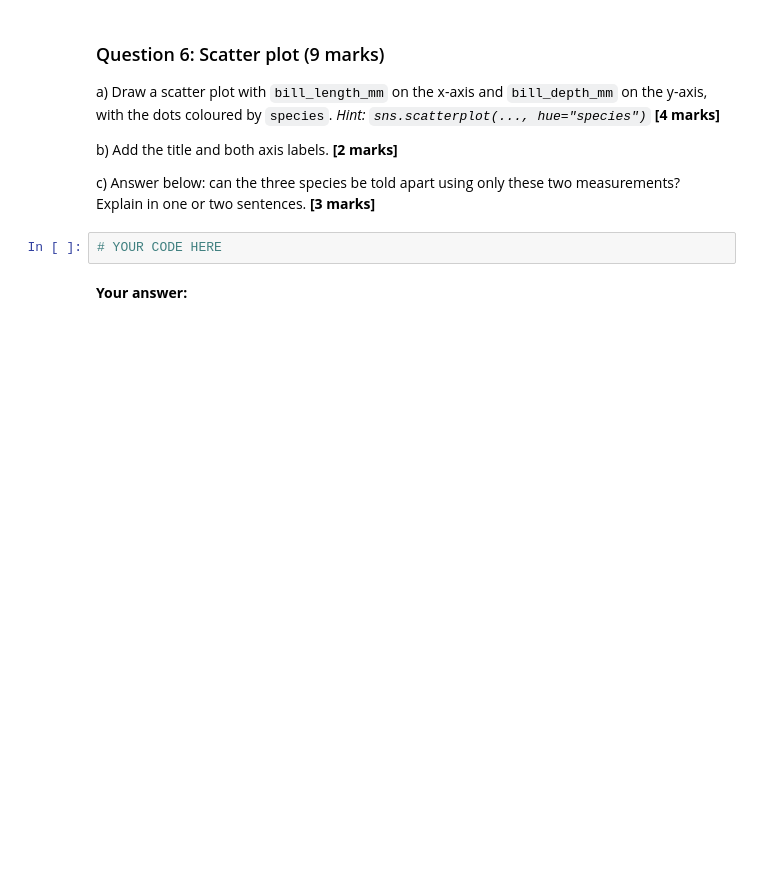
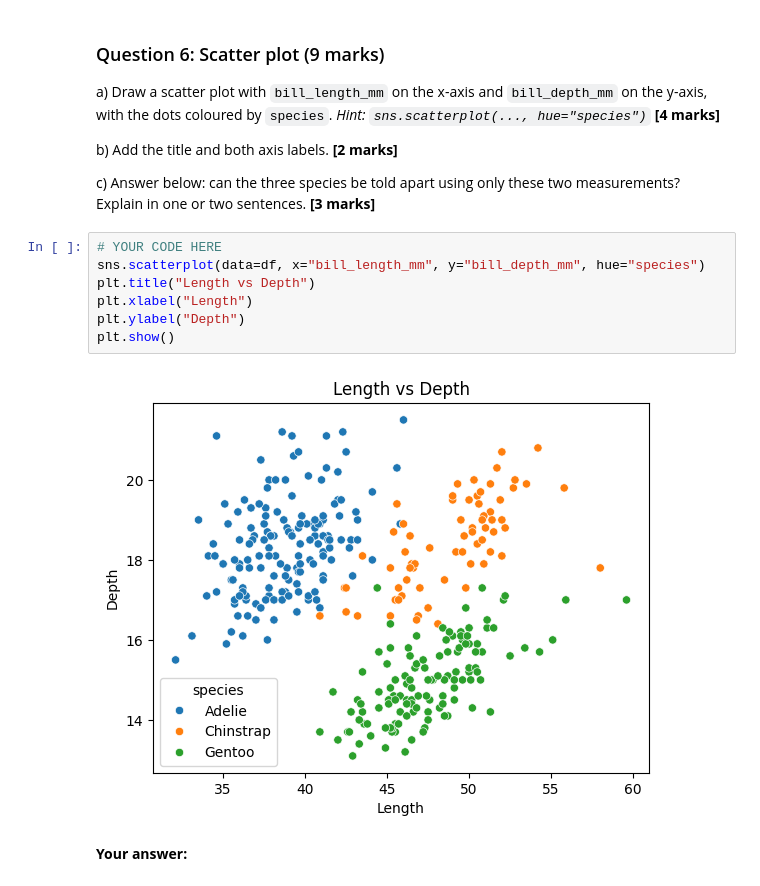
Before and after one commit to TimkaMirkamilov/week3_lab, a Jupyter notebook: Lab_Data_Exploration_and_Cleaning.ipynb, the cells around one changed output. Drawn from its saved outputs; the diff is of its cells as text; blank space fills up the shorter version.

```diff
--- a/Lab_Data_Exploration_and_Cleaning.ipynb
+++ b/Lab_Data_Exploration_and_Cleaning.ipynb
@@ -702,8 +929,15 @@ a) Draw a scatter plot with `bill_length_mm` on the x-axis and `bill_depth_mm` o
 b) Add the title and both axis labels. **[2 marks]**
 
 c) Answer below: can the three species be told apart using only these two measurements? Explain in one or two sentences. **[3 marks]**
-# %%
-# YOUR CODE HERE
+# %%
+# YOUR CODE HERE
+sns.scatterplot(data=df, x="bill_length_mm", y="bill_depth_mm", hue="species")
+plt.title("Length vs Depth")
+plt.xlabel("Length")
+plt.ylabel("Depth")
+plt.show()
+# %% [output]
+[figure, added]
 # %% [markdown]
 **Your answer:**
 # %% [markdown]
```
Also changed, not shown: parts of 36 cells of this notebook.
